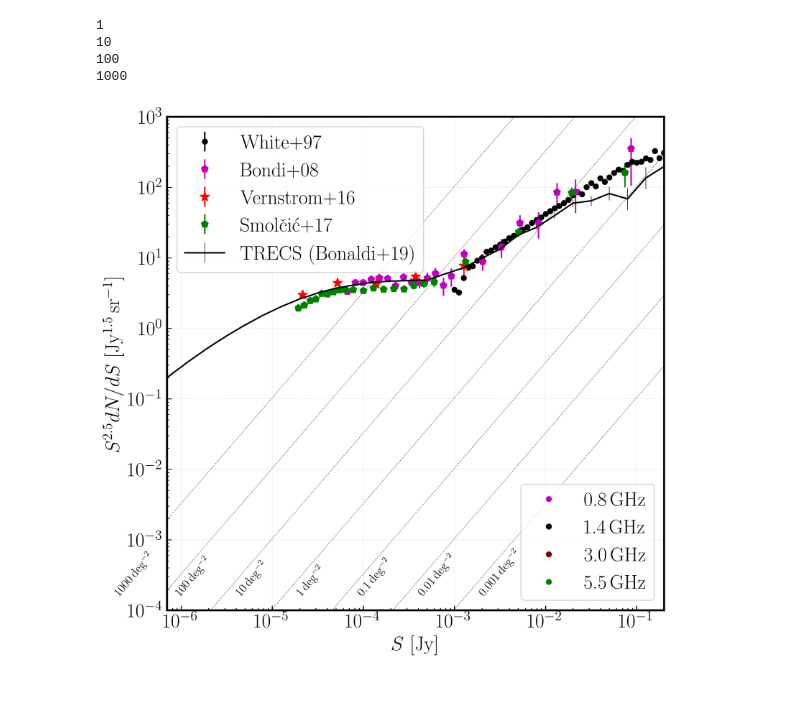
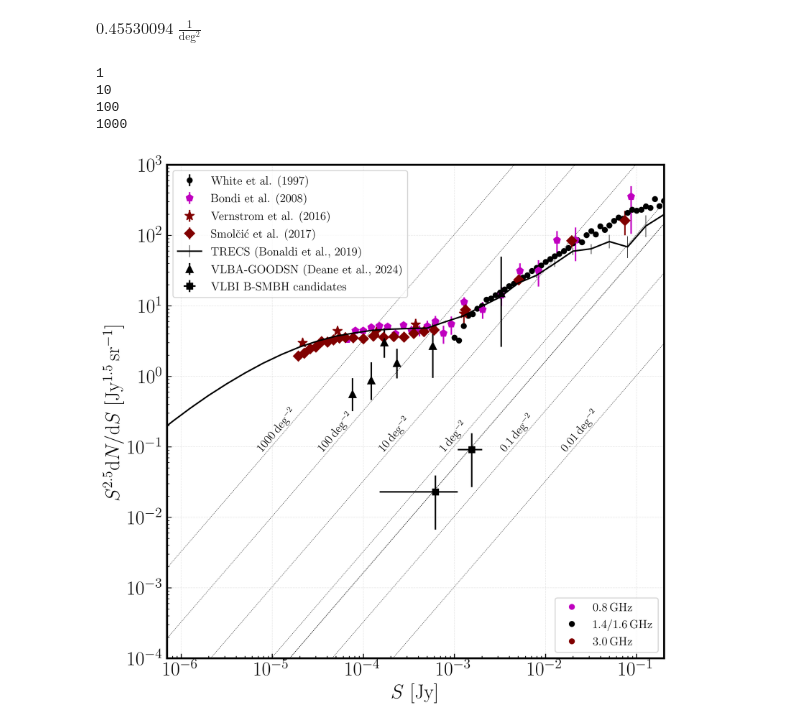
Before and after one commit to jradcliffe5/vdDussen_MSc, a Jupyter notebook: counts/number_counts.ipynb, the cells around one changed output. Cells and saved outputs as stored; diff of their text form; code cells hidden in the pictures; blank space fills up the shorter version.

```diff
--- a/counts/number_counts.ipynb
+++ b/counts/number_counts.ipynb
@@ -25,0 +43,22 @@ TRECS_BLLAC = make_pdarray(['log(S)','ncts','+','-'],'TRECS_AGN_I_Source_Counts_
+# %%
+deg = (4+2*((0.25**2) * np.pi))*(u.deg**2)
+sr = deg.to(u.sr).value
+2/deg
+# %% [output]
+$0.45530094 \; \mathrm{\frac{1}{deg^{2}}}$
+# %%
+ns, b_edge = np.histogram(vlbi_smbh_data['integrated']/1e6,bins=2,)
+n_err = np.sqrt(ns)
+ns = ns/sr
+n_err = n_err/sr
+x_err = []
+diff_n = []
+f_c = []
+for i in range(len(ns)):
+	f_c.append((b_edge[i] + b_edge[i+1])/2.)
+	f_temp = (b_edge[i] + b_edge[i+1])/2.
+	x_err.append([np.abs(f_temp-b_edge[i]),np.abs(f_temp-b_edge[i+1])])
+	diff_n.append((f_temp**(1.5))*ns[i])
+diff_n = np.array(diff_n)
+f_c = np.array(f_c)
+diff_n_err = n_err*(f_c**1.5)
@@ -26,7 +68,7 @@ TRECS_BLLAC = make_pdarray(['log(S)','ncts','+','-'],'TRECS_AGN_I_Source_Counts_
 # %%
 fig = plt.figure(1,figsize=(9,9))
 ax = fig.add_subplot(111)
-references = {'White+97':'wi97'}
+references = {'White et al. (1997)':'wi97'}
 colors = ['k','b','m','r']
 markers = ['o','s','^','s']
 size = [5,5,7,7]
@@ -37,59 +79,64 @@ for j,i in enumerate(references.keys()):
 
 ax.errorbar(x=10**bondi['log(S)'],y=bondi['ncts'],\
 			yerr=[bondi['-'].astype(float),bondi['+'].astype(float)],\
-				fmt='p',markersize=7,label=r'Bondi+08',color='m')
+				fmt='p',markersize=7,label=r'Bondi et al. (2008)',color='m')
 ax.errorbar(x=10**vernstrom['log(S)'].values,y=vernstrom['ncts'].values.astype(float),\
 			yerr=[vernstrom['-'].values.astype(float),vernstrom['+'].values.astype(float)],\
-				fmt='*',markersize=10,label=r'Vernstrom+16',color='r')
+				fmt='*',markersize=10,label=r'Vernstrom et al. (2016)',color='maroon')
 ax.errorbar(x=10**Smolcic['log(S)'],y=Smolcic['ncts'],\
 			yerr=[Smolcic['-'].astype(float),Smolcic['+'].astype(float)],\
-				fmt='p',markersize=7,label=r'Smol\v{c}i\'{c}+17',color='g')
+				fmt='D',markersize=7,label=r'Smol\v{c}i\'{c} et al. (2017)',color='maroon')
 
 
 ax.errorbar(x=10**TRECS_Source_counts['log(S)'],y=TRECS_Source_counts['ncts'],\
 			yerr=[TRECS_Source_counts['-'].astype(float),TRECS_Source_counts['+'].astype(float)],\
-				fmt='-',markersize=7,label=r'TRECS (Bonaldi+19)',color='k',elinewidth=0.5)
+				fmt='-',markersize=7,label=r'TRECS (Bonaldi et al., 2019)',color='k',elinewidth=0.5)
 
-for i in np.logspace(-3,3,7,endpoint=True):
+ax.errorbar(x=10**deane['log(S)'],y=deane['ncts'],\
+			yerr=[deane['-'].astype(float),deane['+'].astype(float)],\
+				fmt='^',markersize=7,label=r'VLBA-GOODSN (Deane et al., 2024)',color='k')
+
+for i in np.logspace(-2,3,6,endpoint=True):
 	ax.plot(make_plot_limits_tran([1e-8,1],i)[0],make_plot_limits_tran([1e-8,1],i)[1],c='k',ls=':',lw=0.5)
-	x = 10**(np.log10((2e-4/(i/0.00030461742))**(2/3)) - np.log10(0.88))
+	ax.plot(make_plot_limits_tran([1e-8,1],0.5)[0],make_plot_limits_tran([1e-8,1],0.5)[1],c='k',ls=':',lw=0.5)
+	x = 10**(np.log10((0.45e-1/(i/0.00030461742))**(2/3)) - np.log10(0.88))
 	if i > 0.9:
 		lab = int(np.rint(i))
 		print(lab)
 	else:
 		lab = i
-	ax.text(x,1.5e-4,s='$%s\,\mathrm{deg^{-2}}$'%lab,rotation=50,ha='left',va='bottom',size=12)
+	ax.text(x,0.08,s='$%s\,\mathrm{deg^{-2}}$'%lab,rotation=50,ha='left',va='bottom',size=12)
+
+ax.errorbar(f_c,diff_n,yerr=diff_n_err,xerr=x_err,marker='s',linestyle='',c='k',label='VLBI B-SMBH candidates')
 
 
 ax.set_yscale('log')
-ax.set_ylabel(r'$S^{2.5}dN/dS$ [$\mathrm{Jy^{1.5}\,sr^{-1}}$]')
+ax.set_ylabel(r'$S^{2.5}\mathrm{d}N/\mathrm{d}S$ [$\mathrm{Jy^{1.5}\,sr^{-1}}$]')
 ax.set_xlabel(r'$S$ [$\mathrm{Jy}$]')
 ax.set_xlim(7e-7,2e-1)
 ax.set_ylim(1e-4,1000)
 ax.set_xscale('log')
-leg1 = ax.legend(fancybox=True,frameon=True)
+leg1 = ax.legend(fancybox=True,frameon=True,fontsize=12)
 plt.gca().add_artist(leg1)
 
 from matplotlib.lines import Line2D
 ms = 5
 legend_elements = [Line2D([0], [0], marker='o', color='none', label=r'0.8\,GHz',
 						  markerfacecolor='m',markeredgecolor='m', markersize=ms),
-				   Line2D([0], [0], marker='o', color='none', label=r'1.4\,GHz',
+				   Line2D([0], [0], marker='o', color='none', label=r'1.4/1.6\,GHz',
 						  markerfacecolor='k',markeredgecolor='k', markersize=ms),
 				   Line2D([0], [0], marker='o', color='none', label=r'3.0\,GHz',
-						  markerfacecolor='maroon',markeredgecolor='maroon', markersize=ms),
-				   Line2D([0], [0], marker='o', color='none', label=r'5.5\,GHz',
-						  markerfacecolor='g',markeredgecolor='g', markersize=ms)]
-marker_colors = {'1.4':'k','3':'maroon','5.5':'g','0.8':'m'}
+						  markerfacecolor='maroon',markeredgecolor='maroon', markersize=ms)]
+marker_colors = {'1.4':'k','3':'maroon','0.8':'m'}
 
 
 # Create the figure
-ax.legend(handles=legend_elements, loc=4,fancybox=True,frameon=True)
-fig.savefig(r'B-SMBH_number_counts.pdf',bbox_inches='tight')
+ax.legend(handles=legend_elements, loc=4,fancybox=True,frameon=True,fontsize=12)
+fig.savefig('B-SMBH_number_counts.pdf',bbox_inches='tight')
 plt.show()
 # %% [output]
 1
 10
 100
 1000
-[figure, old version]
+[figure, new version]
```
Also changed, not shown: parts of 5 cells of this notebook, 4 other files.
